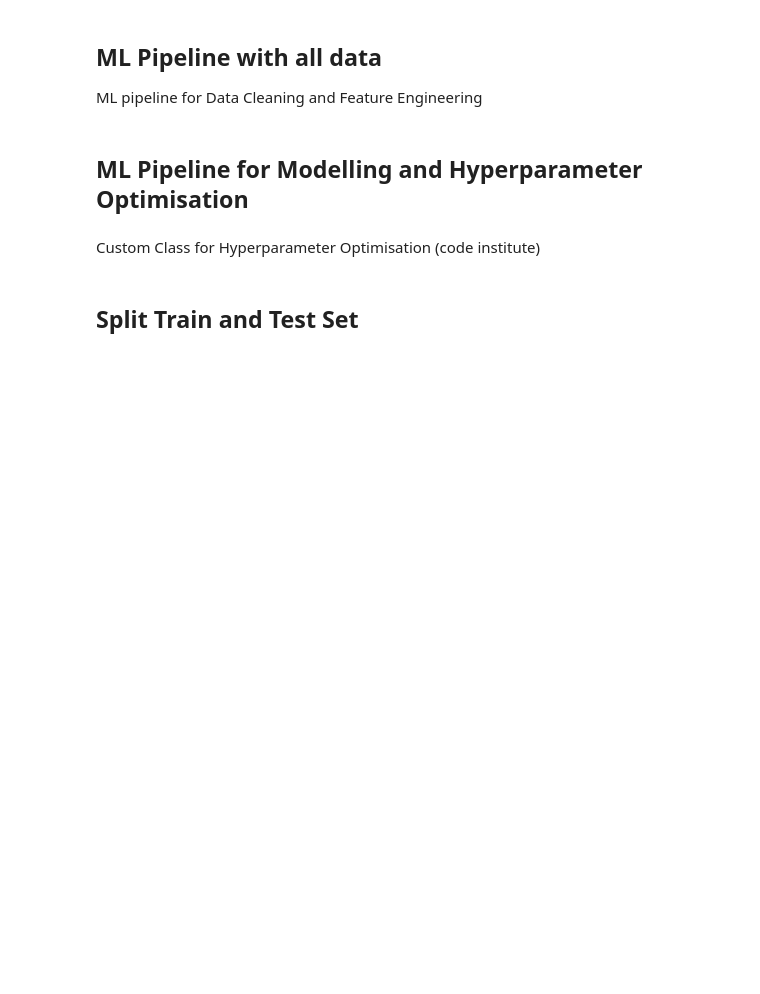
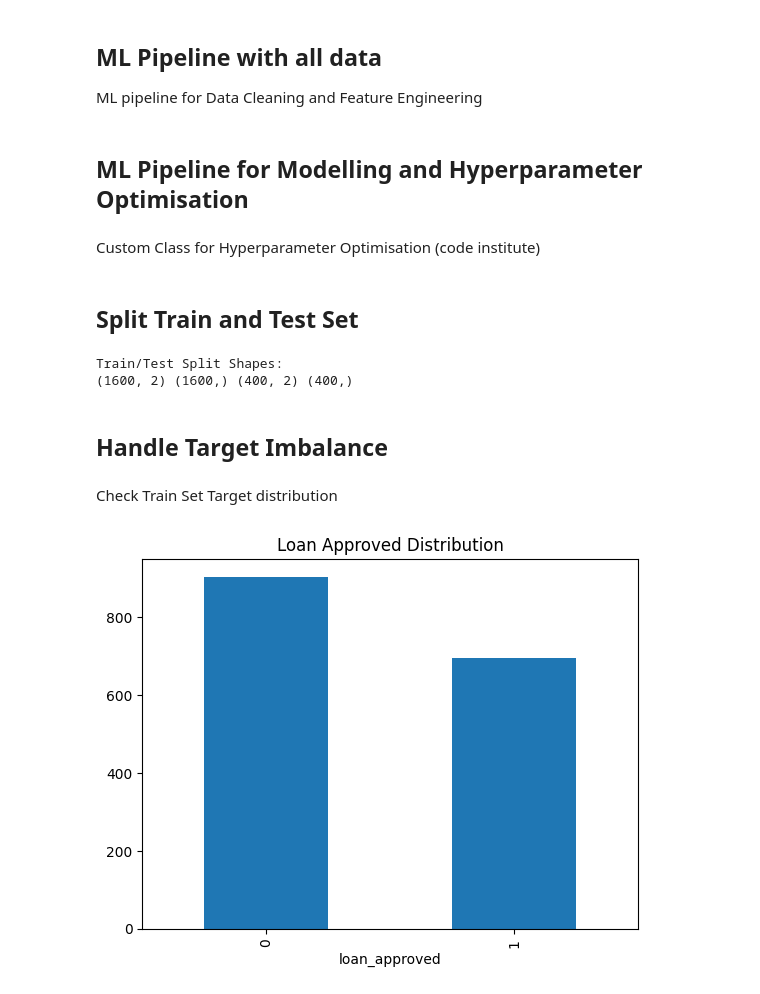
Before and after one commit to DavidRC-Projects/Approval_Predict, a Jupyter notebook: jupyter_notebooks/05 - Modeling and Evaluation.ipynb, the cells around one changed output. Cells and saved outputs as stored; diff of their text form; code cells hidden in the pictures; blank space fills up the shorter version.

Commit message:
Add train and test split and target imbalance handling with SMOTE

```diff
--- a/jupyter_notebooks/05 - Modeling and Evaluation.ipynb
+++ b/jupyter_notebooks/05 - Modeling and Evaluation.ipynb
@@ -176,3 +176,37 @@ params_quick_search = {
 }
 # %% [markdown]
 ## Split Train and Test Set
+# %%
+from sklearn.model_selection import train_test_split
+
+df['loan_to_income'] = df['loan_amount'] / df['income']
+
+final_features = ['points', 'loan_to_income']
+X = df[final_features].copy()
+
+y = df['loan_approved'].astype(int)
+
+X_train, X_test, y_train, y_test = train_test_split(
+    X,
+    y,
+    test_size=0.2,
+    random_state=42,
+)
+
+print("Train/Test Split Shapes:")
+print(X_train.shape, y_train.shape, X_test.shape, y_test.shape)
+# %% [output]
+Train/Test Split Shapes:
+(1600, 2) (1600,) (400, 2) (400,)
+# %% [markdown]
+## Handle Target Imbalance
+# %% [markdown]
+Check Train Set Target distribution
+# %%
+import seaborn as sns
+import matplotlib.pyplot as plt
+
+y_train.value_counts().plot(kind='bar', title='Loan Approved Distribution')
+plt.show()
+# %% [output]
+[figure, added]
```
Also changed, not shown: parts of 2 cells of this notebook.
